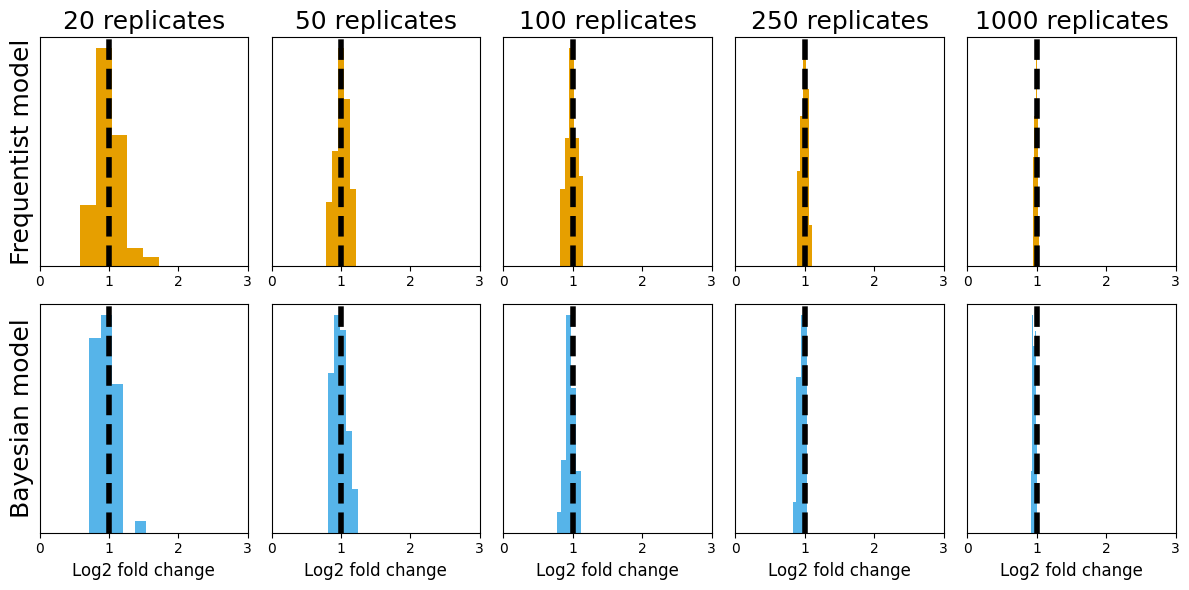
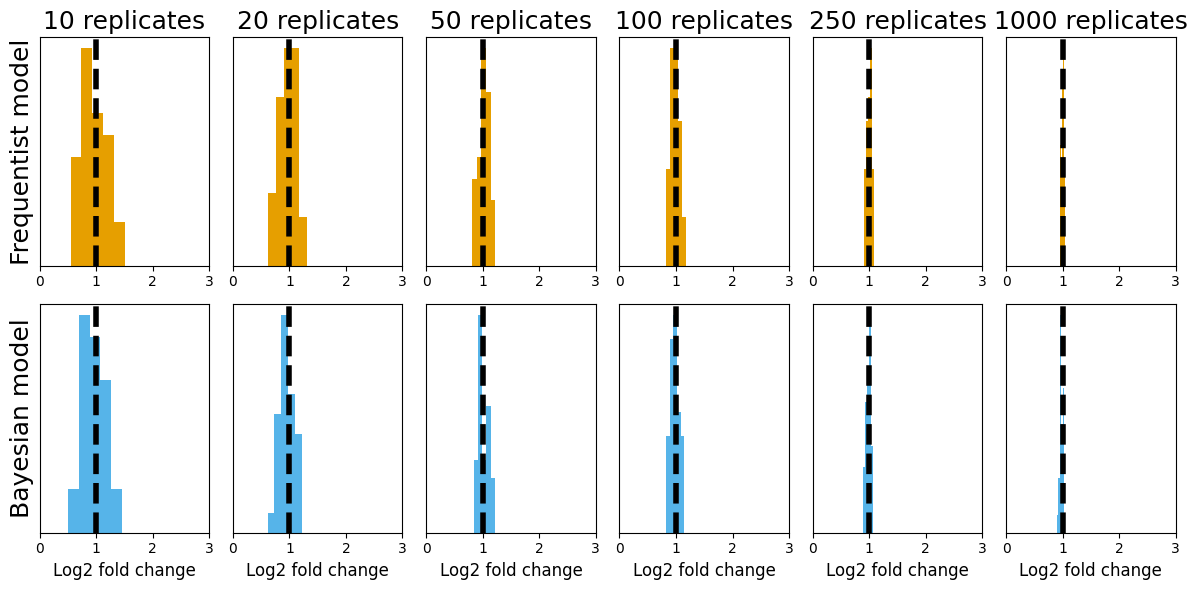
Unified diff of the notebook cell whose output changed from the first chart to the second:
--- before
+++ after
@@ -1,9 +1,10 @@
-fig, ax = plt.subplots(2,5,figsize=(12,6))
+fig, ax = plt.subplots(2,6,figsize=(12,6))
 
-for i in range(5):
+for i in range(6):
 
-    key = [20, 50, 100, 250, 1000][i]
+    key = [10, 20, 50, 100, 250, 1000][i]
 
-    data = mediator_results[mediator_results["reps"] == key].reset_index(drop=True)
+    data = wide_norm_priors['Mediator'][
+        wide_norm_priors['Mediator']["Replicates"] == key].reset_index(drop=True)
 
     ax[0, i].axvline(data.loc[0, "Ground_truth"], 

Commit: informed prior benchmark